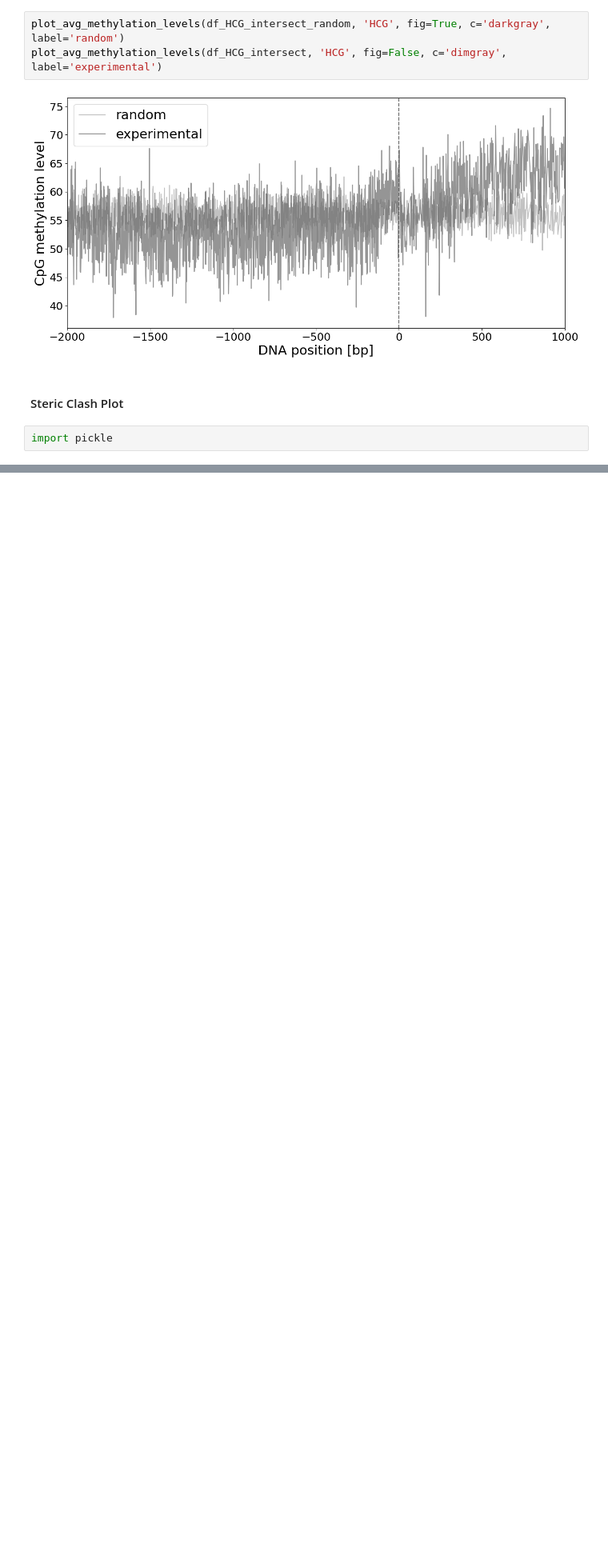
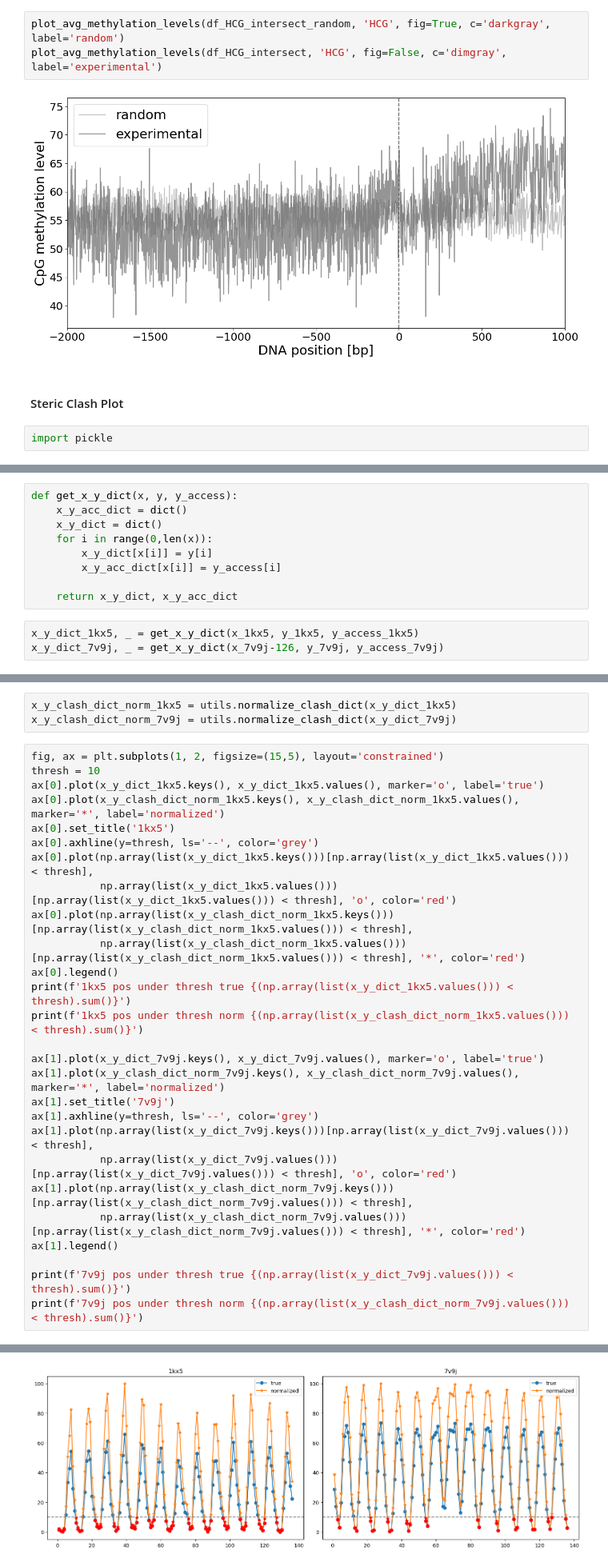
Before and after one commit to kevingeo11/DNA-Methylation-patterns, a Jupyter notebook: notebooks/plot_intersect_steric.ipynb, the cells around one changed output, grey strips where cells are left out. Shown at 80% size. Saved outputs shown, nothing was run; the diff lists cells and outputs as text; blank space fills up the shorter version.

```diff
--- a/notebooks/plot_intersect_steric.ipynb
+++ b/notebooks/plot_intersect_steric.ipynb
@@ -332,0 +438,12 @@ import pickle
+# %%
+def get_x_y_dict(x, y, y_access):
+    x_y_acc_dict = dict()
+    x_y_dict = dict()
+    for i in range(0,len(x)):
+        x_y_dict[x[i]] = y[i]
+        x_y_acc_dict[x[i]] = y_access[i]
+
+    return x_y_dict, x_y_acc_dict
+# %%
+x_y_dict_1kx5, _ = get_x_y_dict(x_1kx5, y_1kx5, y_access_1kx5)
+x_y_dict_7v9j, _ = get_x_y_dict(x_7v9j-126, y_7v9j, y_access_7v9j)
@@ -332,0 +452,31 @@ import pickle
+# %%
+x_y_clash_dict_norm_1kx5 = utils.normalize_clash_dict(x_y_dict_1kx5)
+x_y_clash_dict_norm_7v9j = utils.normalize_clash_dict(x_y_dict_7v9j)
+# %%
+fig, ax = plt.subplots(1, 2, figsize=(15,5), layout='constrained')
+thresh = 10
+ax[0].plot(x_y_dict_1kx5.keys(), x_y_dict_1kx5.values(), marker='o', label='true')
+ax[0].plot(x_y_clash_dict_norm_1kx5.keys(), x_y_clash_dict_norm_1kx5.values(), marker='*', label='normalized')
+ax[0].set_title('1kx5')
+ax[0].axhline(y=thresh, ls='--', color='grey')
+ax[0].plot(np.array(list(x_y_dict_1kx5.keys()))[np.array(list(x_y_dict_1kx5.values())) < thresh],
+           np.array(list(x_y_dict_1kx5.values()))[np.array(list(x_y_dict_1kx5.values())) < thresh], 'o', color='red')
+ax[0].plot(np.array(list(x_y_clash_dict_norm_1kx5.keys()))[np.array(list(x_y_clash_dict_norm_1kx5.values())) < thresh],
+           np.array(list(x_y_clash_dict_norm_1kx5.values()))[np.array(list(x_y_clash_dict_norm_1kx5.values())) < thresh], '*', color='red')
+ax[0].legend()
+print(f'1kx5 pos under thresh true {(np.array(list(x_y_dict_1kx5.values())) < thresh).sum()}')
+print(f'1kx5 pos under thresh norm {(np.array(list(x_y_clash_dict_norm_1kx5.values())) < thresh).sum()}')
+
+ax[1].plot(x_y_dict_7v9j.keys(), x_y_dict_7v9j.values(), marker='o', label='true')
+ax[1].plot(x_y_clash_dict_norm_7v9j.keys(), x_y_clash_dict_norm_7v9j.values(), marker='*', label='normalized')
+ax[1].set_title('7v9j')
+ax[1].axhline(y=thresh, ls='--', color='grey')
+ax[1].plot(np.array(list(x_y_dict_7v9j.keys()))[np.array(list(x_y_dict_7v9j.values())) < thresh],
+           np.array(list(x_y_dict_7v9j.values()))[np.array(list(x_y_dict_7v9j.values())) < thresh], 'o', color='red')
+ax[1].plot(np.array(list(x_y_clash_dict_norm_7v9j.keys()))[np.array(list(x_y_clash_dict_norm_7v9j.values())) < thresh],
+           np.array(list(x_y_clash_dict_norm_7v9j.values()))[np.array(list(x_y_clash_dict_norm_7v9j.values())) < thresh], '*', color='red')
+ax[1].legend()
+
+print(f'7v9j pos under thresh true {(np.array(list(x_y_dict_7v9j.values())) < thresh).sum()}')
+print(f'7v9j pos under thresh norm {(np.array(list(x_y_clash_dict_norm_7v9j.values())) < thresh).sum()}')
+# %% [output]
@@ -332,0 +487 @@ import pickle
+[figure, added]
```
Also changed, not shown: parts of 21 cells of this notebook, 20 other files.
